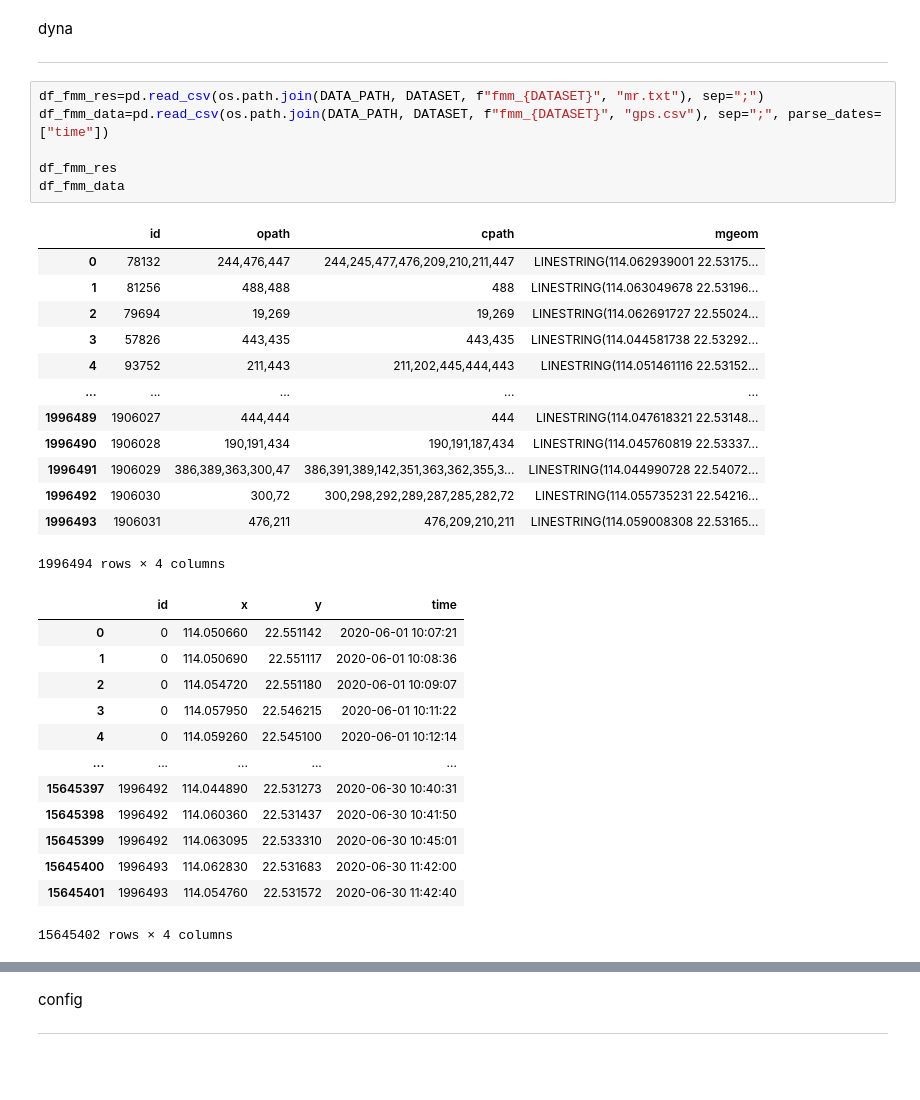
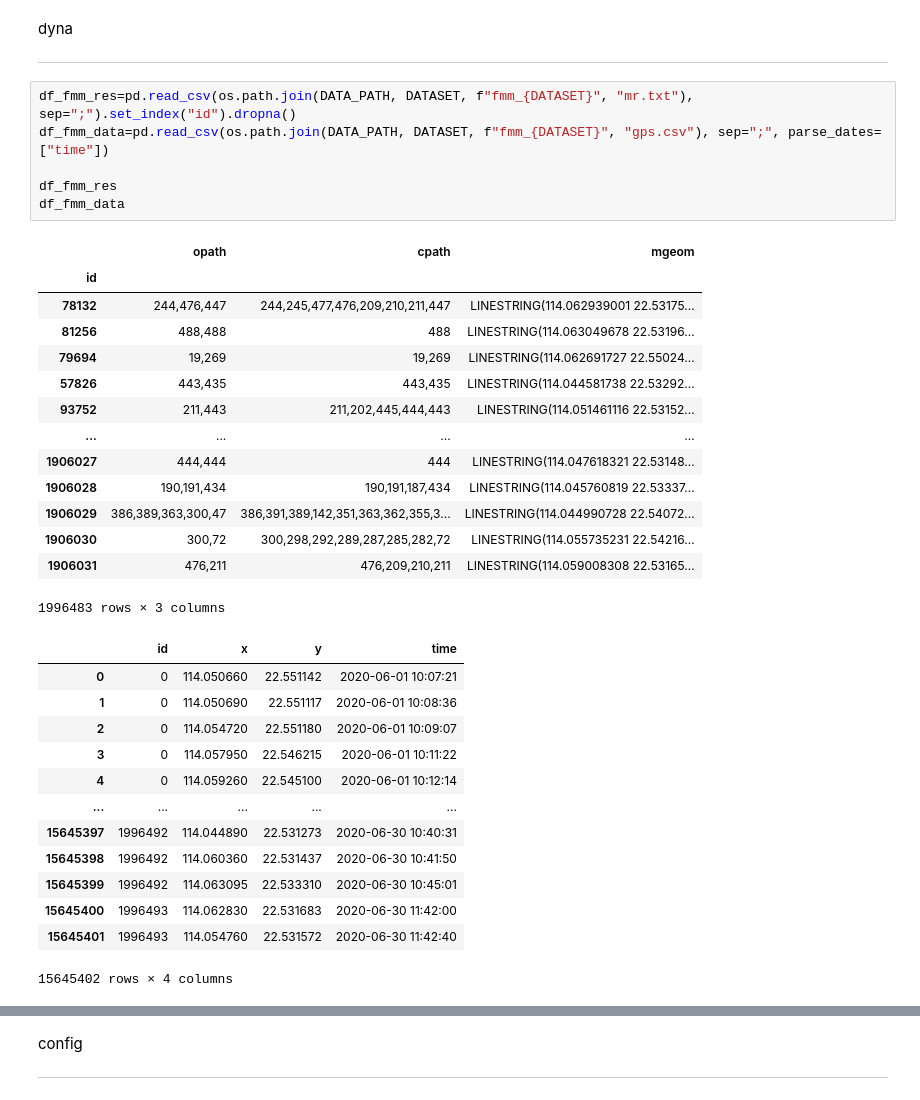
Before and after one commit to XDZhelheim/TrafficFlowModel, a Jupyter notebook: data_process/gis_pipeline/fmm2atom_gis.ipynb, the cells around one changed output, grey strips where cells are left out. Drawn from its saved outputs; the diff is of its cells as text; blank space fills up the shorter version.

```diff
--- a/data_process/gis_pipeline/fmm2atom_gis.ipynb
+++ b/data_process/gis_pipeline/fmm2atom_gis.ipynb
@@ -122,25 +168,26 @@ dyna
 
 ---
 # %%
-df_fmm_res=pd.read_csv(os.path.join(DATA_PATH, DATASET, f"fmm_{DATASET}", "mr.txt"), sep=";")
+df_fmm_res=pd.read_csv(os.path.join(DATA_PATH, DATASET, f"fmm_{DATASET}", "mr.txt"), sep=";").set_index("id").dropna()
 df_fmm_data=pd.read_csv(os.path.join(DATA_PATH, DATASET, f"fmm_{DATASET}", "gps.csv"), sep=";", parse_dates=["time"])
 
 df_fmm_res
 df_fmm_data
 # %% [output]
-|  | id | opath | cpath | mgeom |
-| 0 | 78132 | 244,476,447 | 244,245,477,476,209,210,211,447 | LINESTRING(114.062939001 22.53175... |
-| 1 | 81256 | 488,488 | 488 | LINESTRING(114.063049678 22.53196... |
-| 2 | 79694 | 19,269 | 19,269 | LINESTRING(114.062691727 22.55024... |
-| 3 | 57826 | 443,435 | 443,435 | LINESTRING(114.044581738 22.53292... |
-| 4 | 93752 | 211,443 | 211,202,445,444,443 | LINESTRING(114.051461116 22.53152... |
-| ... | ... | ... | ... | ... |
-| 1996489 | 1906027 | 444,444 | 444 | LINESTRING(114.047618321 22.53148... |
-| 1996490 | 1906028 | 190,191,434 | 190,191,187,434 | LINESTRING(114.045760819 22.53337... |
-| 1996491 | 1906029 | 386,389,363,300,47 | 386,391,389,142,351,363,362,355,3... | LINESTRING(114.044990728 22.54072... |
-| 1996492 | 1906030 | 300,72 | 300,298,292,289,287,285,282,72 | LINESTRING(114.055735231 22.54216... |
-| 1996493 | 1906031 | 476,211 | 476,209,210,211 | LINESTRING(114.059008308 22.53165... |
+|  | opath | cpath | mgeom |
+| id |  |  |  |
+| 78132 | 244,476,447 | 244,245,477,476,209,210,211,447 | LINESTRING(114.062939001 22.53175... |
+| 81256 | 488,488 | 488 | LINESTRING(114.063049678 22.53196... |
+| 79694 | 19,269 | 19,269 | LINESTRING(114.062691727 22.55024... |
+| 57826 | 443,435 | 443,435 | LINESTRING(114.044581738 22.53292... |
+| 93752 | 211,443 | 211,202,445,444,443 | LINESTRING(114.051461116 22.53152... |
+| ... | ... | ... | ... |
+| 1906027 | 444,444 | 444 | LINESTRING(114.047618321 22.53148... |
+| 1906028 | 190,191,434 | 190,191,187,434 | LINESTRING(114.045760819 22.53337... |
+| 1906029 | 386,389,363,300,47 | 386,391,389,142,351,363,362,355,3... | LINESTRING(114.044990728 22.54072... |
+| 1906030 | 300,72 | 300,298,292,289,287,285,282,72 | LINESTRING(114.055735231 22.54216... |
+| 1906031 | 476,211 | 476,209,210,211 | LINESTRING(114.059008308 22.53165... |
-1996494 rows × 4 columns
+1996483 rows × 3 columns
 |  | id | x | y | time |
 | 0 | 0 | 114.050660 | 22.551142 | 2020-06-01 10:07:21 |
 | 1 | 0 | 114.050690 | 22.551117 | 2020-06-01 10:08:36 |
```
Also changed, not shown: parts of 16 cells of this notebook, 3 other files.
